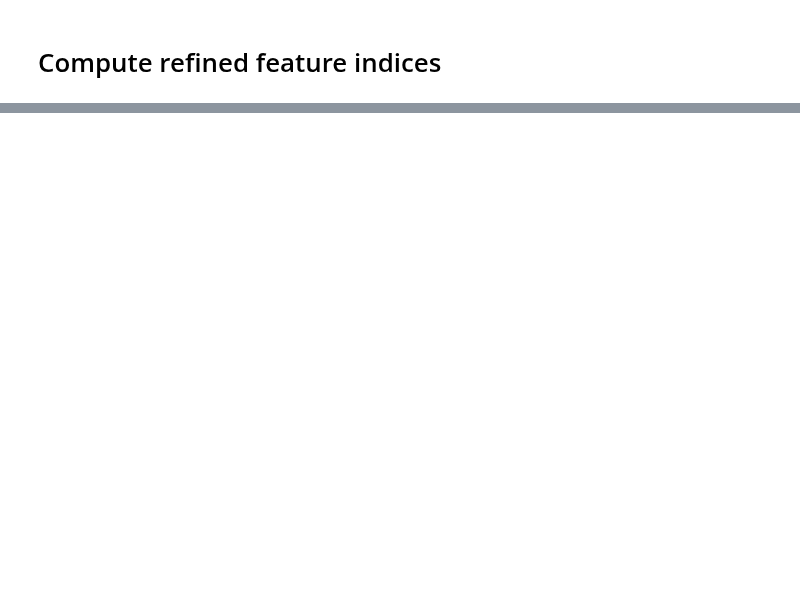
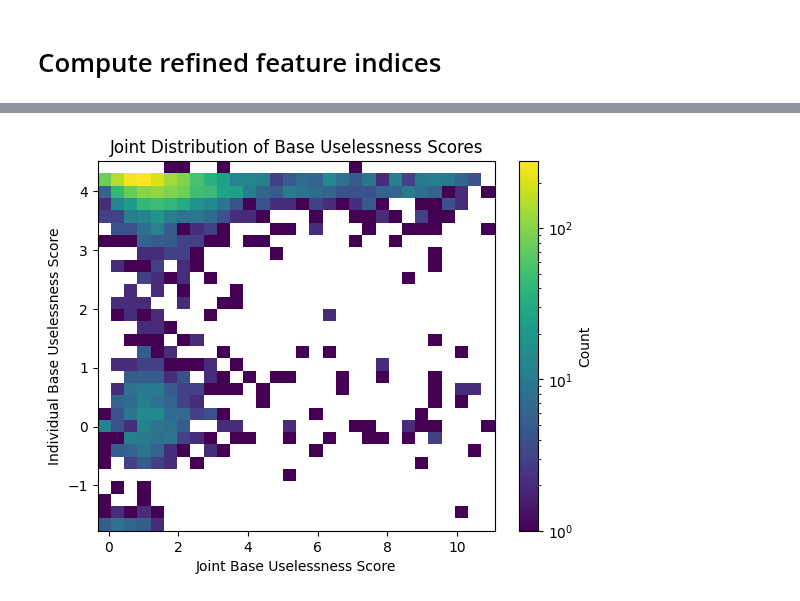
Before and after one commit to science-of-finetuning/sparsity-artifacts-crosscoders, a Jupyter notebook: notebooks/feature_scaler_analysis.ipynb, the cells around one changed output, grey strips where cells are left out. Drawn from its saved outputs; the diff is of its cells as text; code cells hidden in the pictures; blank space fills up the shorter version.

```diff
--- a/notebooks/feature_scaler_analysis.ipynb
+++ b/notebooks/feature_scaler_analysis.ipynb
@@ -348,0 +511,16 @@ fig.show()
+# %%
+import matplotlib.pyplot as plt
+import numpy as np
+import matplotlib
+
+# Create 2D histogram
+plt.hist2d(joint_base_uselessness_score, individual_base_uselessness_score, bins=30, cmap='viridis', norm=matplotlib.colors.LogNorm())
+plt.colorbar(label='Count')
+
+plt.title("Joint Distribution of Base Uselessness Scores")
+plt.xlabel("Joint Base Uselessness Score")
+plt.ylabel("Individual Base Uselessness Score")
+
+plt.show()
+# %% [output]
+[figure, added]
```
Also changed, not shown: parts of 9 cells of this notebook, 5 other files.
